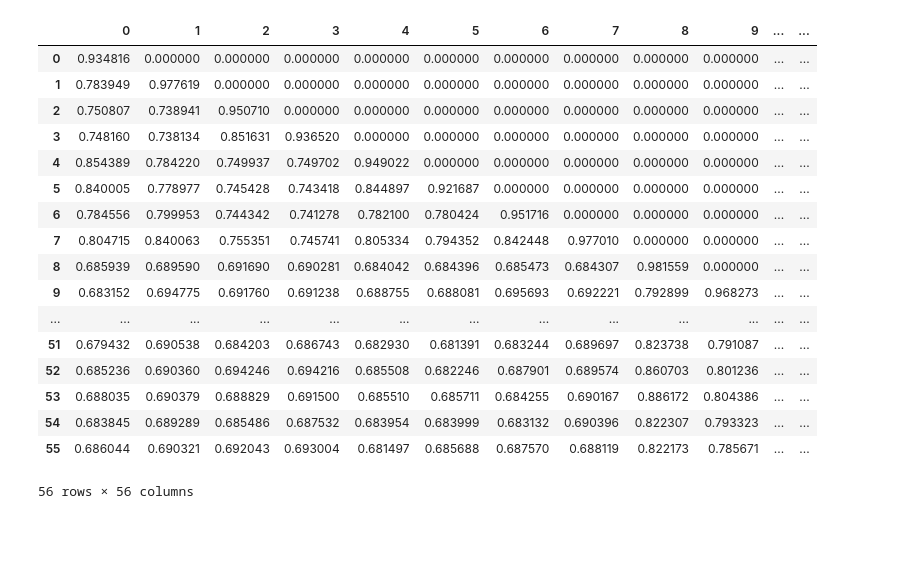
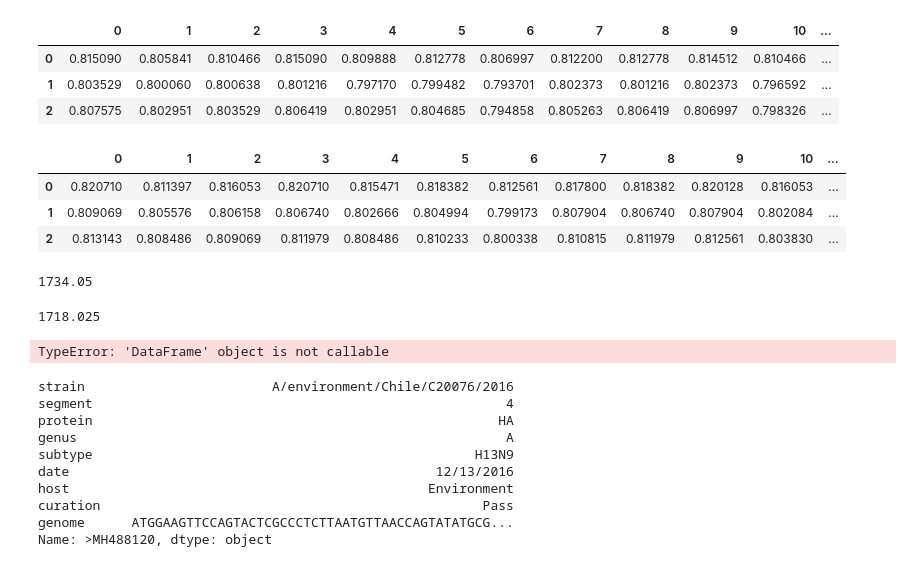
Before and after one commit to ahenoch/Masterthesis, a Jupyter notebook: Feature_testing.ipynb, the cells around one changed output. Drawn from its saved outputs; the diff is of its cells as text; code cells hidden in the pictures; blank space fills up the shorter version.

```diff
--- a/Feature_testing.ipynb
+++ b/Feature_testing.ipynb
@@ -1073,3 +1074,10 @@ def sample_difference(cluster, genome, segment, proc = 8, n = -1):
     dist_dataframe = pd.DataFrame(dist_matrix, index = names, columns = names)
 
     return(dist_dataframe)
+# %%
+sample_x = cluster.query('segment == 4 & cluster == 9').sample(n=3, random_state=42).join(genome)[['genome']]
+sample_y = cluster.query('segment == 4 & cluster == 12').sample(n=20, random_state=42).join(genome)[['genome']]
+# %%
+dist = ssd.cdist(sample_x, sample_y, metric = pairmsa2)
+dist_mean = dist.mean()
+len_mean = (sample_x['genome'].str.len().mean() + sample_y['genome'].str.len().mean())/2
@@ -1076,21 +1087,26 @@ def sample_difference(cluster, genome, segment, proc = 8, n = -1):
+# %%
+pd.DataFrame(dist)/sample_x.append(sample_y)['genome'].str.len().mean()
+# %% [output]
+|  | 0 | 1 | 2 | 3 | 4 | 5 | 6 | 7 | 8 | 9 | 10 | ... |
+| 0 | 0.815090 | 0.805841 | 0.810466 | 0.815090 | 0.809888 | 0.812778 | 0.806997 | 0.812200 | 0.812778 | 0.814512 | 0.810466 | ... |
+| 1 | 0.803529 | 0.800060 | 0.800638 | 0.801216 | 0.797170 | 0.799482 | 0.793701 | 0.802373 | 0.801216 | 0.802373 | 0.796592 | ... |
+| 2 | 0.807575 | 0.802951 | 0.803529 | 0.806419 | 0.802951 | 0.804685 | 0.794858 | 0.805263 | 0.806419 | 0.806997 | 0.798326 | ... |
+# %%
+pd.DataFrame(dist)/len_mean
+# %% [output]
+|  | 0 | 1 | 2 | 3 | 4 | 5 | 6 | 7 | 8 | 9 | 10 | ... |
+| 0 | 0.820710 | 0.811397 | 0.816053 | 0.820710 | 0.815471 | 0.818382 | 0.812561 | 0.817800 | 0.818382 | 0.820128 | 0.816053 | ... |
+| 1 | 0.809069 | 0.805576 | 0.806158 | 0.806740 | 0.802666 | 0.804994 | 0.799173 | 0.807904 | 0.806740 | 0.807904 | 0.802084 | ... |
+| 2 | 0.813143 | 0.808486 | 0.809069 | 0.811979 | 0.808486 | 0.810233 | 0.800338 | 0.810815 | 0.811979 | 0.812561 | 0.803830 | ... |
+# %%
+sample_y['genome'].str.len().mean()
+# %% [output]
+1734.05
+# %%
+len_mean
+# %% [output]
+1718.025
 # %%
-sample_difference(cluster, genome, 4, proc = 8, n=5)
+sample_difference(cluster, genome, 4, proc = 8, n=2)
 # %% [output]
-|  | 0 | 1 | 2 | 3 | 4 | 5 | 6 | 7 | 8 | 9 | ... | ... |
-| 0 | 0.934816 | 0.000000 | 0.000000 | 0.000000 | 0.000000 | 0.000000 | 0.000000 | 0.000000 | 0.000000 | 0.000000 | ... | ... |
-| 1 | 0.783949 | 0.977619 | 0.000000 | 0.000000 | 0.000000 | 0.000000 | 0.000000 | 0.000000 | 0.000000 | 0.000000 | ... | ... |
-| 2 | 0.750807 | 0.738941 | 0.950710 | 0.000000 | 0.000000 | 0.000000 | 0.000000 | 0.000000 | 0.000000 | 0.000000 | ... | ... |
-| 3 | 0.748160 | 0.738134 | 0.851631 | 0.936520 | 0.000000 | 0.000000 | 0.000000 | 0.000000 | 0.000000 | 0.000000 | ... | ... |
-| 4 | 0.854389 | 0.784220 | 0.749937 | 0.749702 | 0.949022 | 0.000000 | 0.000000 | 0.000000 | 0.000000 | 0.000000 | ... | ... |
-| 5 | 0.840005 | 0.778977 | 0.745428 | 0.743418 | 0.844897 | 0.921687 | 0.000000 | 0.000000 | 0.000000 | 0.000000 | ... | ... |
-| 6 | 0.784556 | 0.799953 | 0.744342 | 0.741278 | 0.782100 | 0.780424 | 0.951716 | 0.000000 | 0.000000 | 0.000000 | ... | ... |
-| 7 | 0.804715 | 0.840063 | 0.755351 | 0.745741 | 0.805334 | 0.794352 | 0.842448 | 0.977010 | 0.000000 | 0.000000 | ... | ... |
-| 8 | 0.685939 | 0.689590 | 0.691690 | 0.690281 | 0.684042 | 0.684396 | 0.685473 | 0.684307 | 0.981559 | 0.000000 | ... | ... |
-| 9 | 0.683152 | 0.694775 | 0.691760 | 0.691238 | 0.688755 | 0.688081 | 0.695693 | 0.692221 | 0.792899 | 0.968273 | ... | ... |
-| ... | ... | ... | ... | ... | ... | ... | ... | ... | ... | ... | ... | ... |
-| 51 | 0.679432 | 0.690538 | 0.684203 | 0.686743 | 0.682930 | 0.681391 | 0.683244 | 0.689697 | 0.823738 | 0.791087 | ... | ... |
-| 52 | 0.685236 | 0.690360 | 0.694246 | 0.694216 | 0.685508 | 0.682246 | 0.687901 | 0.689574 | 0.860703 | 0.801236 | ... | ... |
-| 53 | 0.688035 | 0.690379 | 0.688829 | 0.691500 | 0.685510 | 0.685711 | 0.684255 | 0.690167 | 0.886172 | 0.804386 | ... | ... |
-| 54 | 0.683845 | 0.689289 | 0.685486 | 0.687532 | 0.683954 | 0.683999 | 0.683132 | 0.690396 | 0.822307 | 0.793323 | ... | ... |
-| 55 | 0.686044 | 0.690321 | 0.692043 | 0.693004 | 0.681497 | 0.685688 | 0.687570 | 0.688119 | 0.822173 | 0.785671 | ... | ... |
-56 rows × 56 columns
+TypeError: 'DataFrame' object is not callable
@@ -1096,0 +1127,14 @@ sample_difference(cluster, genome, 4, proc = 8, n=5)
+# %%
+#str1 =
+upload.loc['>MH488120']#['genome']
+# %% [output]
+strain                        A/environment/Chile/C20076/2016
+segment                                                     4
+protein                                                    HA
+genus                                                       A
+subtype                                                 H13N9
+date                                               12/13/2016
+host                                              Environment
+curation                                                 Pass
+genome      ATGGAAGTTCCAGTACTCGCCCTCTTAATGTTAACCAGTATATGCG...
+Name: >MH488120, dtype: object
```
Also changed, not shown: parts of 23 cells of this notebook, 1 other file.
